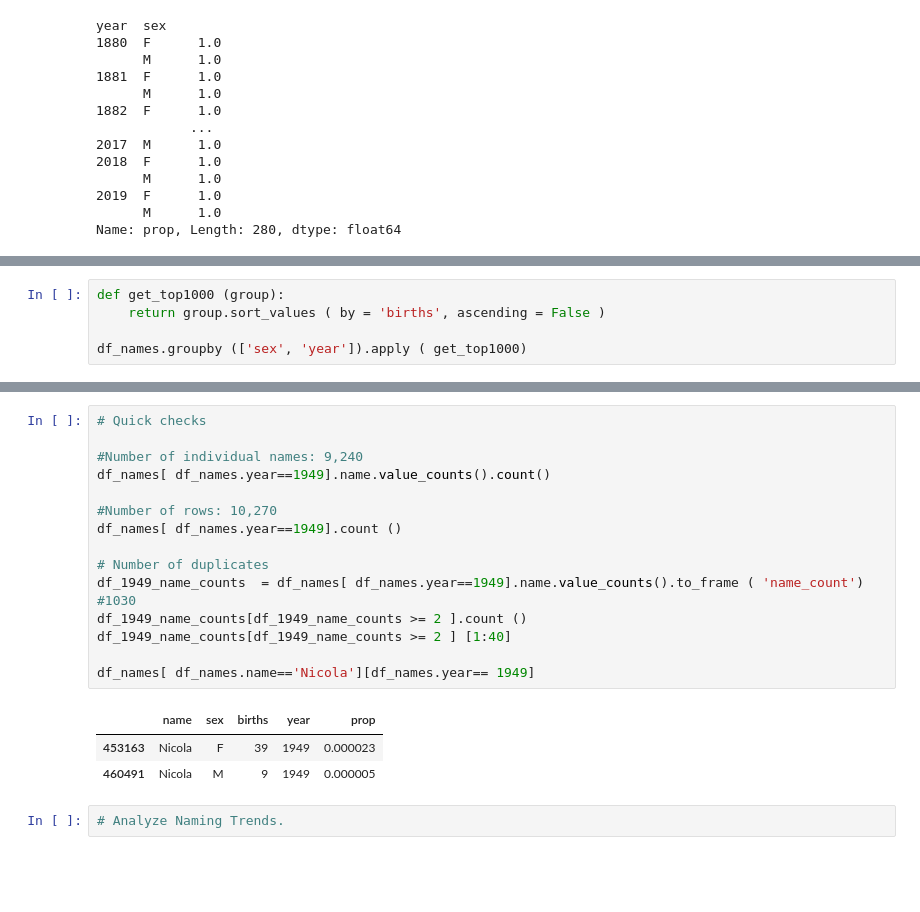
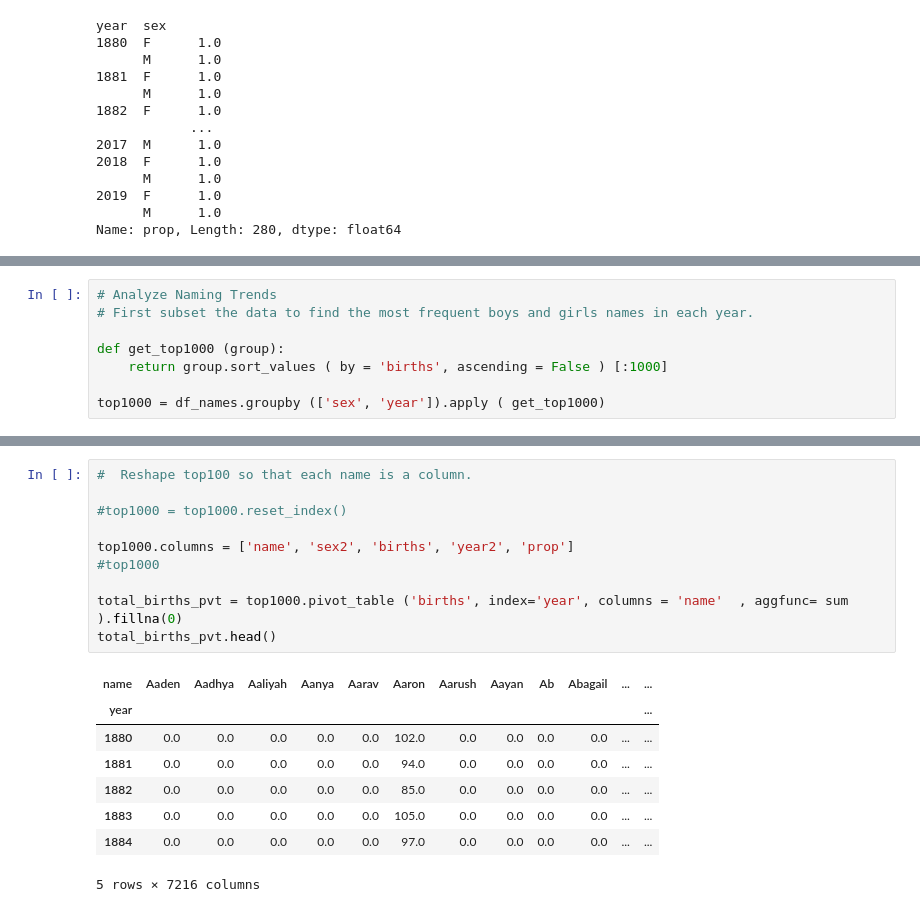
Before and after one commit to steed360/PythonRelearning, a Jupyter notebook: Chapter2.ipynb, the cells around one changed output, grey strips where cells are left out. Cells and saved outputs as stored; diff of their text form; blank space fills up the shorter version.

```diff
--- a/Chapter2.ipynb
+++ b/Chapter2.ipynb
@@ -523,5 +544,8 @@ Name: prop, Length: 280, dtype: float64
 # %%
+# Analyze Naming Trends
+# First subset the data to find the most frequent boys and girls names in each year.
+
 def get_top1000 (group):
-    return group.sort_values ( by = 'births', ascending = False )
+    return group.sort_values ( by = 'births', ascending = False ) [:1000]
 
-df_names.groupby (['sex', 'year']).apply ( get_top1000)
+top1000 = df_names.groupby (['sex', 'year']).apply ( get_top1000)
@@ -542,22 +552,19 @@ df_names.groupby (['sex', 'year']).apply ( get_top1000)
-# %%
-# Quick checks
-
-#Number of individual names: 9,240
-df_names[ df_names.year==1949].name.value_counts().count()
-
-#Number of rows: 10,270
-df_names[ df_names.year==1949].count ()
-
-# Number of duplicates
-df_1949_name_counts  = df_names[ df_names.year==1949].name.value_counts().to_frame ( 'name_count')
-#1030
-df_1949_name_counts[df_1949_name_counts >= 2 ].count ()
-df_1949_name_counts[df_1949_name_counts >= 2 ] [1:40]
-
-df_names[ df_names.name=='Nicola'][df_names.year== 1949]
-# %% [output]
-|  | name | sex | births | year | prop |
-| 453163 | Nicola | F | 39 | 1949 | 0.000023 |
-| 460491 | Nicola | M | 9 | 1949 | 0.000005 |
-# %%
-# Analyze Naming Trends.
+# %%
+#  Reshape top100 so that each name is a column.
+
+#top1000 = top1000.reset_index()
+
+top1000.columns = ['name', 'sex2', 'births', 'year2', 'prop']
+#top1000
+
+total_births_pvt = top1000.pivot_table ('births', index='year', columns = 'name'  , aggfunc= sum ).fillna(0)
+total_births_pvt.head()
+# %% [output]
+| name | Aaden | Aadhya | Aaliyah | Aanya | Aarav | Aaron | Aarush | Aayan | Ab | Abagail | ... | ... |
+| year |  |  |  |  |  |  |  |  |  |  |  | ... |
+| 1880 | 0.0 | 0.0 | 0.0 | 0.0 | 0.0 | 102.0 | 0.0 | 0.0 | 0.0 | 0.0 | ... | ... |
+| 1881 | 0.0 | 0.0 | 0.0 | 0.0 | 0.0 | 94.0 | 0.0 | 0.0 | 0.0 | 0.0 | ... | ... |
+| 1882 | 0.0 | 0.0 | 0.0 | 0.0 | 0.0 | 85.0 | 0.0 | 0.0 | 0.0 | 0.0 | ... | ... |
+| 1883 | 0.0 | 0.0 | 0.0 | 0.0 | 0.0 | 105.0 | 0.0 | 0.0 | 0.0 | 0.0 | ... | ... |
+| 1884 | 0.0 | 0.0 | 0.0 | 0.0 | 0.0 | 97.0 | 0.0 | 0.0 | 0.0 | 0.0 | ... | ... |
+5 rows × 7216 columns
```
Also changed, not shown: parts of 3 cells of this notebook.
